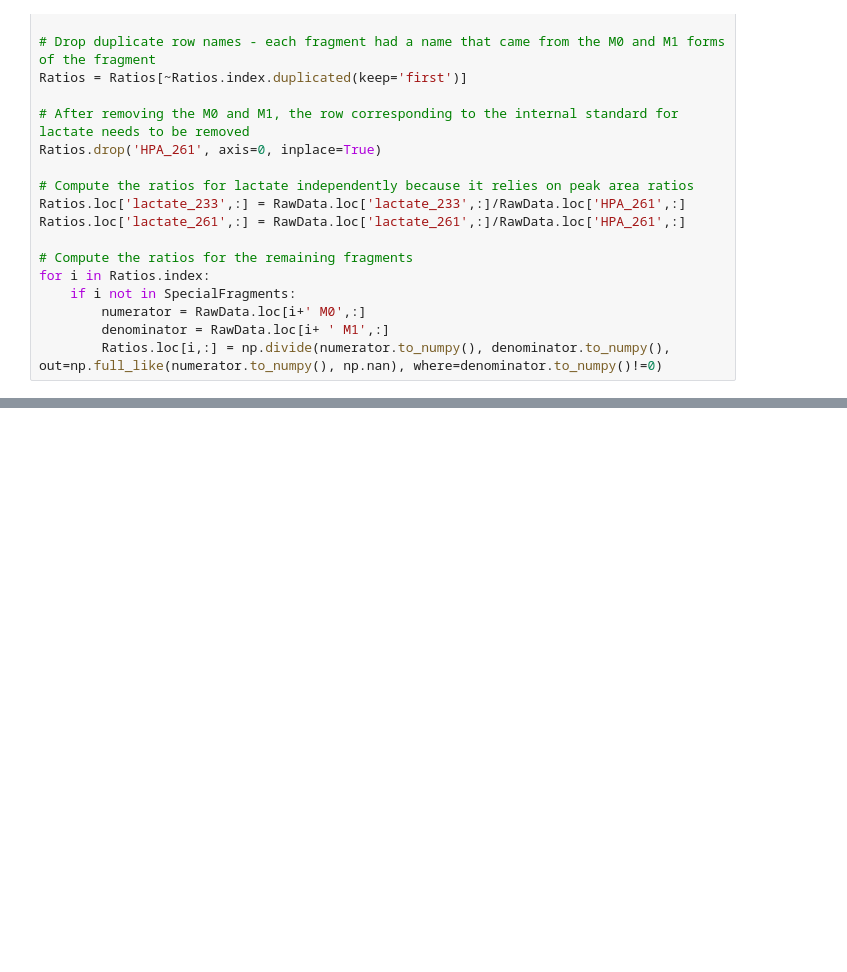
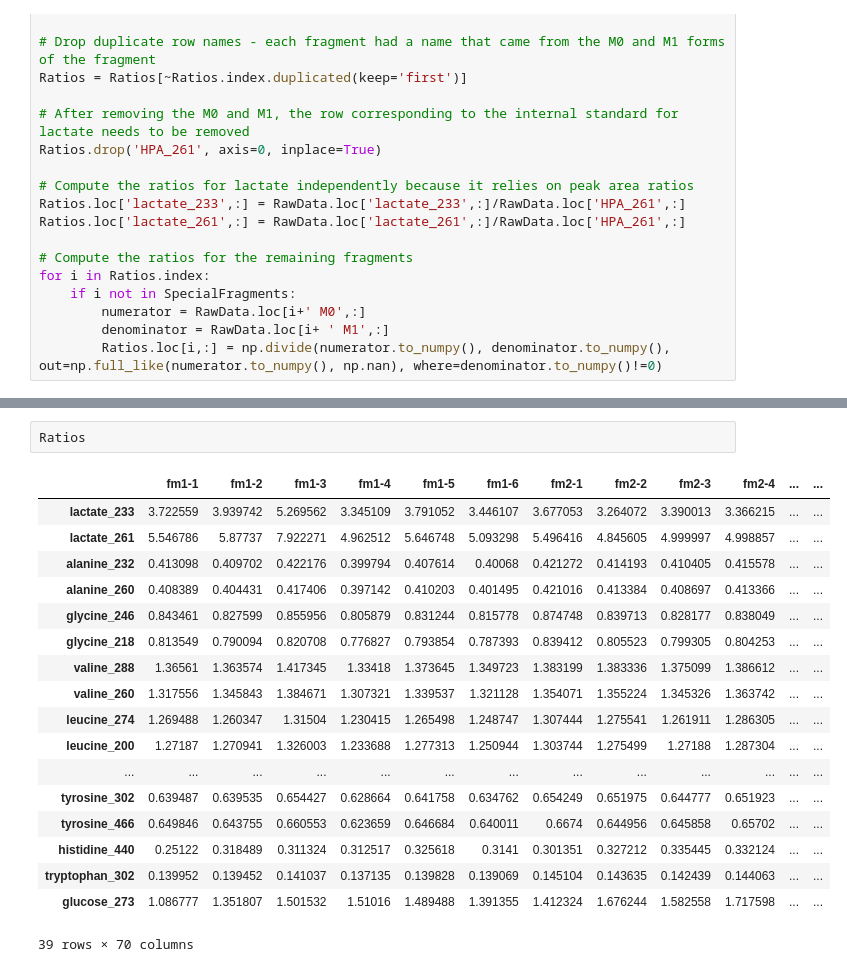
Before and after one commit to VacantiLab/PolyMID, a Jupyter notebook: inEFP/FluxAnalysis.ipynb, the cells around one changed output, grey strips where cells are left out. Drawn from its saved outputs; the diff is of its cells as text; blank space fills up the shorter version.

```diff
--- a/inEFP/FluxAnalysis.ipynb
+++ b/inEFP/FluxAnalysis.ipynb
@@ -60,0 +132,21 @@ for i in Ratios.index:
+# %%
+Ratios
+# %% [output]
+|  | fm1-1 | fm1-2 | fm1-3 | fm1-4 | fm1-5 | fm1-6 | fm2-1 | fm2-2 | fm2-3 | fm2-4 | ... | ... |
+| lactate_233 | 3.722559 | 3.939742 | 5.269562 | 3.345109 | 3.791052 | 3.446107 | 3.677053 | 3.264072 | 3.390013 | 3.366215 | ... | ... |
+| lactate_261 | 5.546786 | 5.87737 | 7.922271 | 4.962512 | 5.646748 | 5.093298 | 5.496416 | 4.845605 | 4.999997 | 4.998857 | ... | ... |
+| alanine_232 | 0.413098 | 0.409702 | 0.422176 | 0.399794 | 0.407614 | 0.40068 | 0.421272 | 0.414193 | 0.410405 | 0.415578 | ... | ... |
+| alanine_260 | 0.408389 | 0.404431 | 0.417406 | 0.397142 | 0.410203 | 0.401495 | 0.421016 | 0.413384 | 0.408697 | 0.413366 | ... | ... |
+| glycine_246 | 0.843461 | 0.827599 | 0.855956 | 0.805879 | 0.831244 | 0.815778 | 0.874748 | 0.839713 | 0.828177 | 0.838049 | ... | ... |
+| glycine_218 | 0.813549 | 0.790094 | 0.820708 | 0.776827 | 0.793854 | 0.787393 | 0.839412 | 0.805523 | 0.799305 | 0.804253 | ... | ... |
+| valine_288 | 1.36561 | 1.363574 | 1.417345 | 1.33418 | 1.373645 | 1.349723 | 1.383199 | 1.383336 | 1.375099 | 1.386612 | ... | ... |
+| valine_260 | 1.317556 | 1.345843 | 1.384671 | 1.307321 | 1.339537 | 1.321128 | 1.354071 | 1.355224 | 1.345326 | 1.363742 | ... | ... |
+| leucine_274 | 1.269488 | 1.260347 | 1.31504 | 1.230415 | 1.265498 | 1.248747 | 1.307444 | 1.275541 | 1.261911 | 1.286305 | ... | ... |
+| leucine_200 | 1.27187 | 1.270941 | 1.326003 | 1.233688 | 1.277313 | 1.250944 | 1.303744 | 1.275499 | 1.27188 | 1.287304 | ... | ... |
+| ... | ... | ... | ... | ... | ... | ... | ... | ... | ... | ... | ... | ... |
+| tyrosine_302 | 0.639487 | 0.639535 | 0.654427 | 0.628664 | 0.641758 | 0.634762 | 0.654249 | 0.651975 | 0.644777 | 0.651923 | ... | ... |
+| tyrosine_466 | 0.649846 | 0.643755 | 0.660553 | 0.623659 | 0.646684 | 0.640011 | 0.6674 | 0.644956 | 0.645858 | 0.65702 | ... | ... |
+| histidine_440 | 0.25122 | 0.318489 | 0.311324 | 0.312517 | 0.325618 | 0.3141 | 0.301351 | 0.327212 | 0.335445 | 0.332124 | ... | ... |
+| tryptophan_302 | 0.139952 | 0.139452 | 0.141037 | 0.137135 | 0.139828 | 0.139069 | 0.145104 | 0.143635 | 0.142439 | 0.144063 | ... | ... |
+| glucose_273 | 1.086777 | 1.351807 | 1.501532 | 1.51016 | 1.489488 | 1.391355 | 1.412324 | 1.676244 | 1.582558 | 1.717598 | ... | ... |
+39 rows × 70 columns
```
Also changed, not shown: parts of 5 cells of this notebook.
